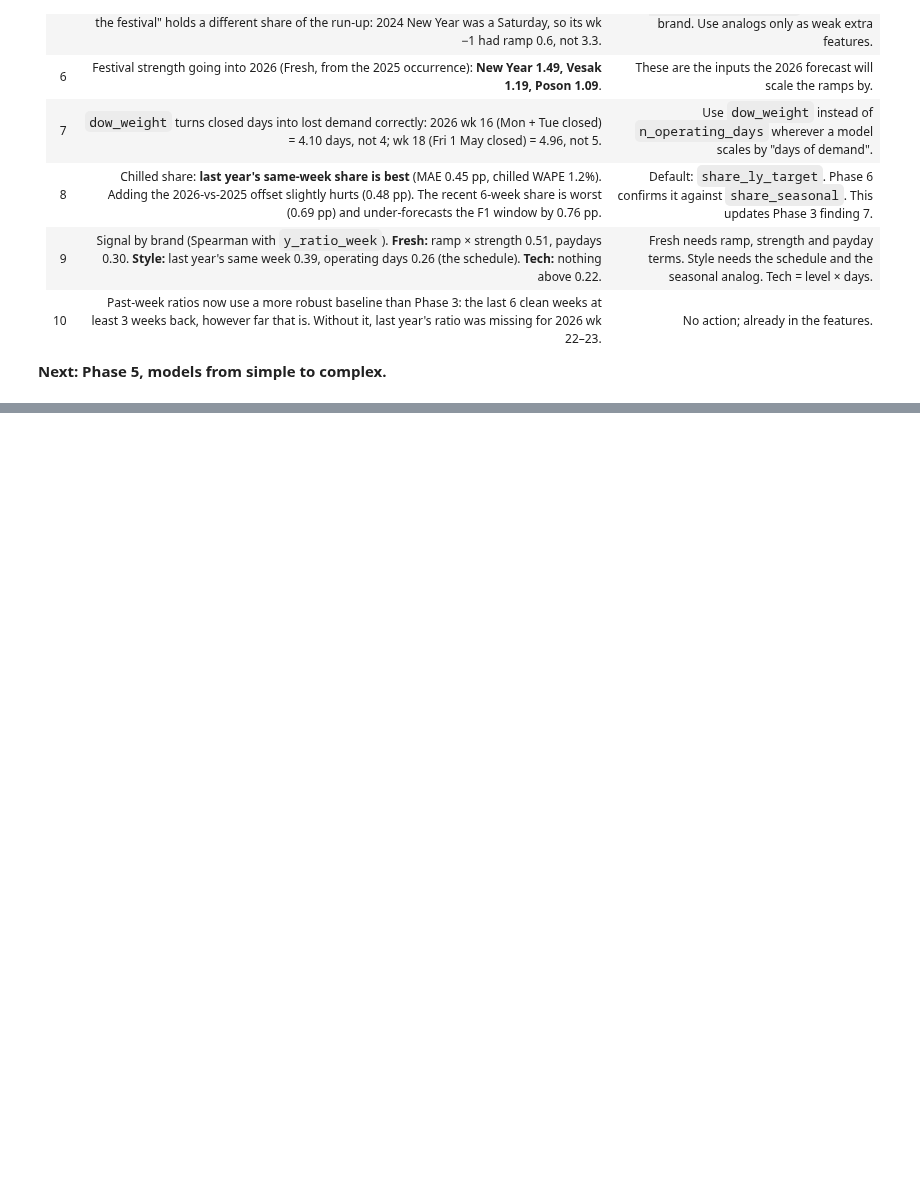
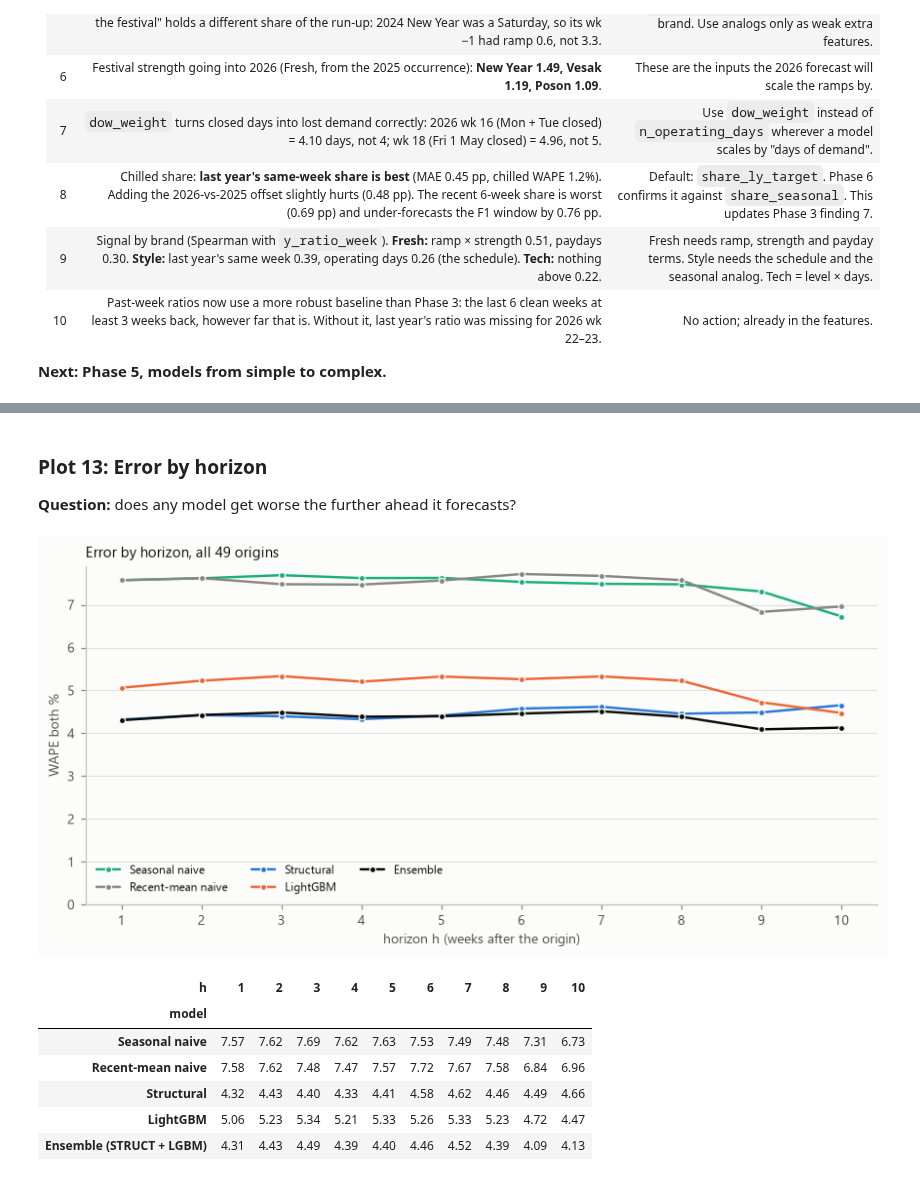
Before and after one commit to kanishkapg/demand_forecast, a Jupyter notebook: notebooks/task2a.ipynb, the cells around one changed output, grey strips where cells are left out. Drawn from its saved outputs; the diff is of its cells as text; code cells hidden in the pictures; blank space fills up the shorter version.

```diff
--- a/notebooks/task2a.ipynb
+++ b/notebooks/task2a.ipynb
@@ -1888,0 +2508,6 @@ corr.reindex(corr.abs().max(axis=1).sort_values(ascending=False).index).head(18)
+# %%
+allo = bt[bt.origin_idx.isin(ALL_O)]
+print("ALL ORIGINS")
+display(pd.DataFrame({MODEL_LABEL[m]: metrics(allo[allo.model == m]) for m in MAIN}).T.round(2))
+print("F1")
+pd.DataFrame({MODEL_LABEL[m]: metrics(bt[(bt.model == m) & (bt.origin_idx == 64)]) for m in MAIN}).T.round(2)
@@ -1888,0 +2563,6 @@ corr.reindex(corr.abs().max(axis=1).sort_values(ascending=False).index).head(18)
+# %%
+allo = allo.assign(week_type=np.select([allo.ramp_sum_operating > 0, allo.n_operating_days < 6], ["run-up week", "short week"], "normal week"))
+wt = allo.groupby(["model", "week_type"]).apply(lambda g: 100 * wape(g.y_total, g.pred_total), include_groups=False).unstack()
+wt.index = wt.index.map(MODEL_LABEL)
+print("rows per model:", allo[allo.model == "STRUCT"].week_type.value_counts().to_dict())
+wt.loc[[MODEL_LABEL[m] for m in MAIN], ["normal week", "run-up week", "short week"]].round(2)
@@ -1888,0 +2578,29 @@ corr.reindex(corr.abs().max(axis=1).sort_values(ascending=False).index).head(18)
+# %% [markdown]
+### Plot 13: Error by horizon
+**Question:** does any model get worse the further ahead it forecasts?
+# %%
+hz = allo.groupby(["model", "h"]).apply(lambda g: 100 * wape_both(g), include_groups=False).unstack("model")[MAIN]
+STYLE = {"B1_SEASONAL": (C3, "Seasonal naive"), "B2_RECENT": (MUTED, "Recent-mean naive"),
+         "STRUCT": (C1, "Structural"), "LGBM": (C2, "LightGBM"), "ENS": (INK, "Ensemble")}
+fig, ax = plt.subplots(figsize=(8, 4))
+for m in MAIN:
+    col, lab = STYLE[m]
+    ax.plot(hz.index, hz[m], color=col, marker="o", ms=4, mec=SURFACE, mew=0.8, lw=1.6, label=lab)
+ax.set_xticks(range(1, 11))
+ax.set_xlabel("horizon h (weeks after the origin)")
+ax.set_ylabel("WAPE both %")
+ax.set_ylim(0, None)
+ax.legend(loc="lower left", ncol=3, fontsize=8)
+ax.set_title("Error by horizon, all 49 origins", loc="left")
+fig.tight_layout()
+save(fig, "p6_01_wape_by_horizon")
+hz.rename(columns=MODEL_LABEL).T.round(2)
+# %% [output]
+[figure, added]
+| h | 1 | 2 | 3 | 4 | 5 | 6 | 7 | 8 | 9 | 10 |
+| model |  |  |  |  |  |  |  |  |  |  |
+| Seasonal naive | 7.57 | 7.62 | 7.69 | 7.62 | 7.63 | 7.53 | 7.49 | 7.48 | 7.31 | 6.73 |
+| Recent-mean naive | 7.58 | 7.62 | 7.48 | 7.47 | 7.57 | 7.72 | 7.67 | 7.58 | 6.84 | 6.96 |
+| Structural | 4.32 | 4.43 | 4.40 | 4.33 | 4.41 | 4.58 | 4.62 | 4.46 | 4.49 | 4.66 |
+| LightGBM | 5.06 | 5.23 | 5.34 | 5.21 | 5.33 | 5.26 | 5.33 | 5.23 | 4.72 | 4.47 |
+| Ensemble (STRUCT + LGBM) | 4.31 | 4.43 | 4.49 | 4.39 | 4.40 | 4.46 | 4.52 | 4.39 | 4.09 | 4.13 |
```
Also changed, not shown: parts of 61 cells of this notebook, 12 other files.
